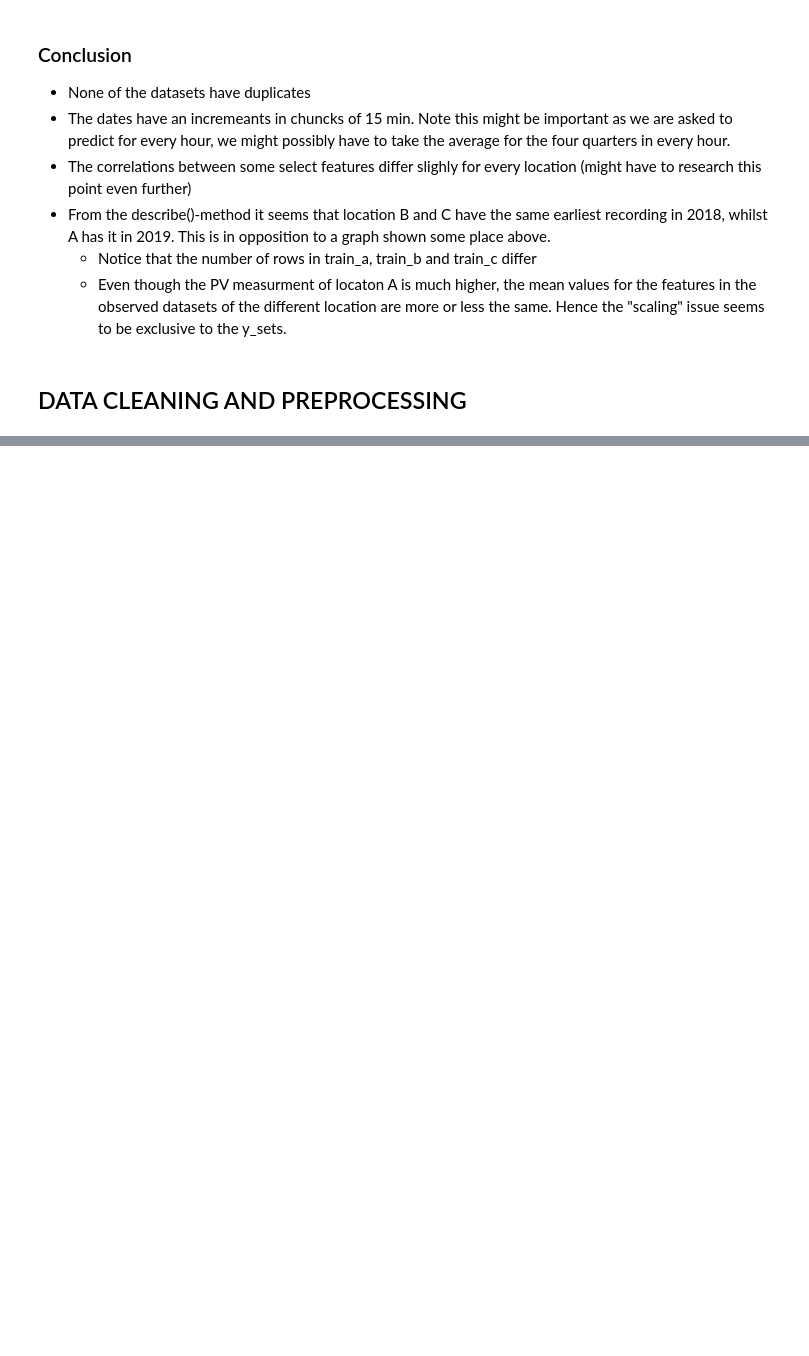
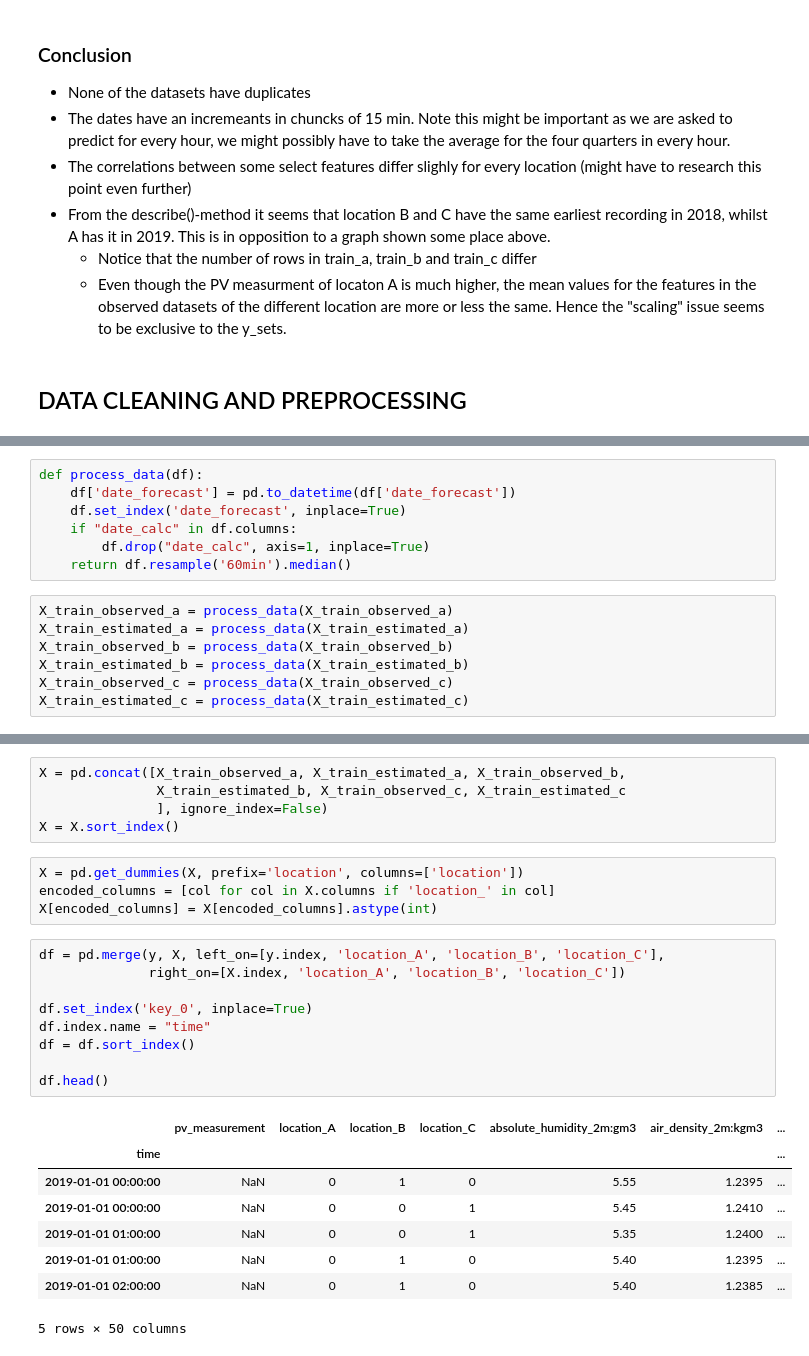
Before and after one commit to simenstang/TDT4173, a Jupyter notebook: data/long_notebook/Long_notebook.ipynb, the cells around one changed output, grey strips where cells are left out. Cells and saved outputs as stored; diff of their text form; blank space fills up the shorter version.

```diff
--- a/data/long_notebook/Long_notebook.ipynb
+++ b/data/long_notebook/Long_notebook.ipynb
@@ -770,0 +918,14 @@ table
+# %%
+def process_data(df):
+    df['date_forecast'] = pd.to_datetime(df['date_forecast'])
+    df.set_index('date_forecast', inplace=True)
+    if "date_calc" in df.columns:
+        df.drop("date_calc", axis=1, inplace=True)
+    return df.resample('60min').median()
+# %%
+X_train_observed_a = process_data(X_train_observed_a)
+X_train_estimated_a = process_data(X_train_estimated_a)
+X_train_observed_b = process_data(X_train_observed_b)
+X_train_estimated_b = process_data(X_train_estimated_b)
+X_train_observed_c = process_data(X_train_observed_c)
+X_train_estimated_c = process_data(X_train_estimated_c)
@@ -770,0 +984,27 @@ table
+# %%
+X = pd.concat([X_train_observed_a, X_train_estimated_a, X_train_observed_b,
+               X_train_estimated_b, X_train_observed_c, X_train_estimated_c
+               ], ignore_index=False)
+X = X.sort_index()
+# %%
+X = pd.get_dummies(X, prefix='location', columns=['location'])
+encoded_columns = [col for col in X.columns if 'location_' in col]
+X[encoded_columns] = X[encoded_columns].astype(int)
+# %%
+df = pd.merge(y, X, left_on=[y.index, 'location_A', 'location_B', 'location_C'],
+              right_on=[X.index, 'location_A', 'location_B', 'location_C'])
+
+df.set_index('key_0', inplace=True)
+df.index.name = "time"
+df = df.sort_index()
+
+df.head()
+# %% [output]
+|  | pv_measurement | location_A | location_B | location_C | absolute_humidity_2m:gm3 | air_density_2m:kgm3 | ... |
+| time |  |  |  |  |  |  | ... |
+| 2019-01-01 00:00:00 | NaN | 0 | 1 | 0 | 5.55 | 1.2395 | ... |
+| 2019-01-01 00:00:00 | NaN | 0 | 0 | 1 | 5.45 | 1.2410 | ... |
+| 2019-01-01 01:00:00 | NaN | 0 | 0 | 1 | 5.35 | 1.2400 | ... |
+| 2019-01-01 01:00:00 | NaN | 0 | 1 | 0 | 5.40 | 1.2395 | ... |
+| 2019-01-01 02:00:00 | NaN | 0 | 1 | 0 | 5.40 | 1.2385 | ... |
+5 rows × 50 columns
```
Also changed, not shown: parts of 39 cells of this notebook.
